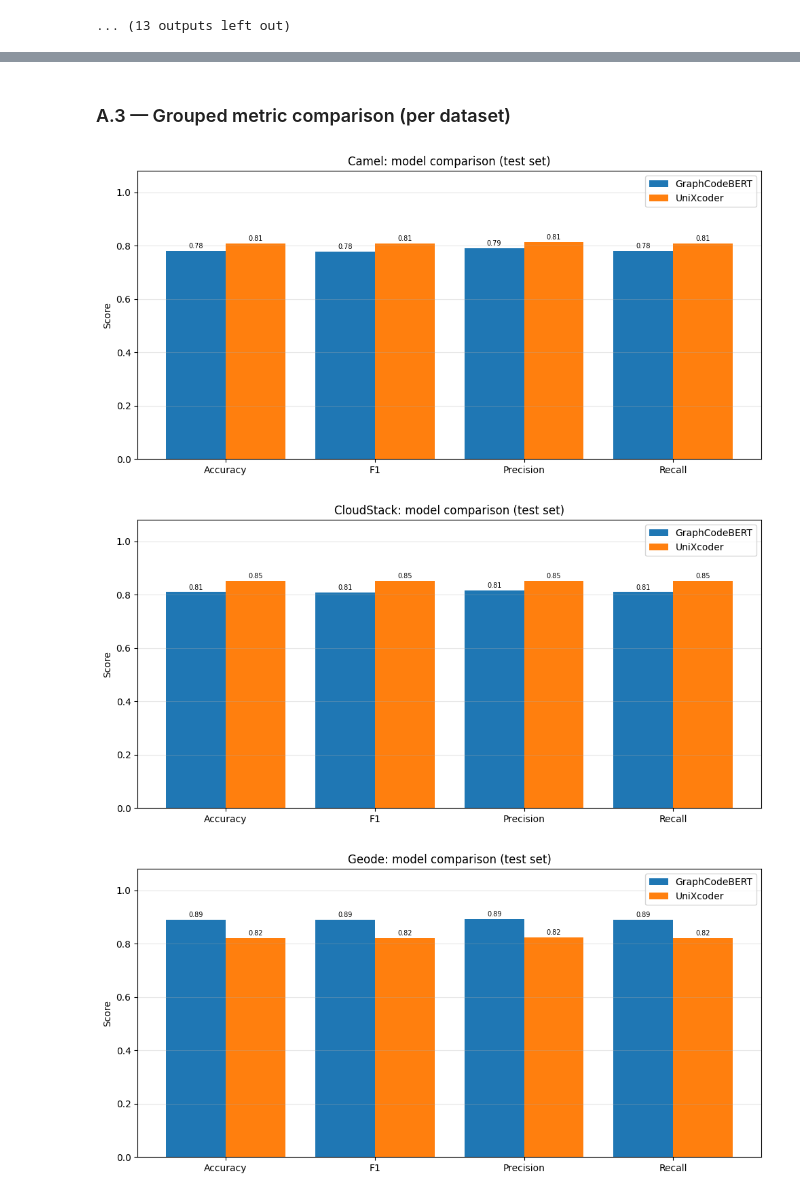
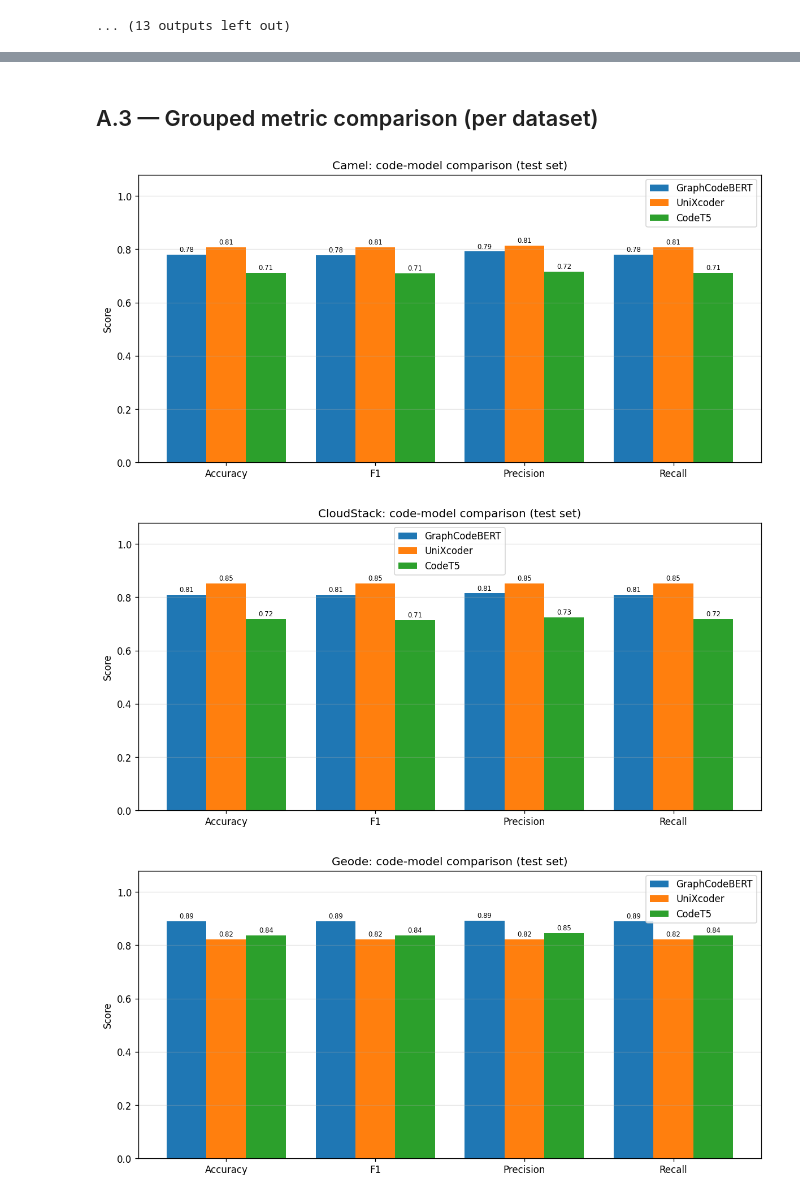
Before and after one commit to ZakriaComputerEngineer/Automated-Bug-Report-Classification-to-Improve-Source-Code-Quality, a Jupyter notebook: notebook/BugClassification_Code_Models.ipynb, the cells around one changed output, grey strips where cells are left out. Cells and saved outputs as stored; diff of their text form; code cells hidden in the pictures.

```diff
--- a/notebook/BugClassification_Code_Models.ipynb
+++ b/notebook/BugClassification_Code_Models.ipynb
@@ -624,25 +646,0 @@ Trained pairs: {'Camel': ['GraphCodeBERT', 'UniXcoder'], 'CloudStack': ['GraphCo
-# %%
-# Summary table over ONLY the pairs that actually trained (robust to missing/failed models).
-rows = [{"dataset": proj, "model": name, **results_A[proj][name]["metrics"]}
-        for proj in PRESENT for name in MODELS if name in results_A.get(proj, {})]
-summary_A = pd.DataFrame(rows)
-if not summary_A.empty:
-    summary_A = summary_A.set_index(["dataset", "model"])
-print("Trained pairs:", {p: list(results_A.get(p, {})) for p in PRESENT})
-
-# Test-F1 heatmap (models x datasets); missing pairs shown blank.
-f1_mat = pd.DataFrame(index=list(MODELS), columns=PRESENT, dtype=float)
-for proj in PRESENT:
-    for name in MODELS:
-        r = results_A.get(proj, {}).get(name)
-        if r is not None:
-            f1_mat.loc[name, proj] = r["metrics"]["f1"]
-if f1_mat.notna().values.any():
-    plt.figure(figsize=(1.6 * len(PRESENT) + 3, 0.8 * len(MODELS) + 2))
-    sns.heatmap(f1_mat.astype(float), annot=True, fmt=".3f", cmap="viridis",
-                vmin=0.5, vmax=1.0, mask=f1_mat.isna(), cbar_kws={"label": "Test F1"})
-    plt.title("Section A - Test F1 (models x datasets)")
-    plt.ylabel("Model"); plt.xlabel("Dataset"); plt.tight_layout(); plt.show()
-else:
-    print("No results yet - run the model cells above.")
-summary_A.round(4) if not summary_A.empty else summary_A
@@ -658,24 +647,20 @@ Trained pairs: {'Camel': ['CodeT5'], 'CloudStack': ['CodeT5'], 'Geode': ['CodeT5
 # %% [markdown]
-### A.3 — Grouped metric comparison (per dataset)
+## A.3 — Grouped metric comparison (per dataset)
 # %%
-metrics_order = ["accuracy", "f1", "precision", "recall"]
-x = np.arange(len(metrics_order))
+# Grouped metric comparison per dataset
+metrics_order = ["accuracy", "f1", "precision", "recall"]; x = np.arange(len(metrics_order))
 for proj in PRESENT:
-    models_here = [m for m in MODELS if m in results_A.get(proj, {})]
-    if not models_here:
-        print(f"{proj}: nothing trained yet, skipping"); continue
-    w = 0.8 / len(models_here)
+    w = 0.8 / len(MODELS)
     plt.figure(figsize=(10, 5))
-    for i, name in enumerate(models_here):
+    for i, name in enumerate(MODELS):
         vals = [results_A[proj][name]["metrics"][mm] for mm in metrics_order]
-        bars = plt.bar(x + (i - (len(models_here) - 1) / 2) * w, vals, w, label=name)
+        bars = plt.bar(x + (i - (len(MODELS) - 1) / 2) * w, vals, w, label=name)
         for b, v in zip(bars, vals):
-            plt.text(b.get_x() + b.get_width() / 2, v + 0.005, f"{v:.2f}",
-                     ha="center", va="bottom", fontsize=7)
+            plt.text(b.get_x() + b.get_width() / 2, v + 0.005, f"{v:.2f}", ha="center", va="bottom", fontsize=7)
     plt.xticks(x, [m.capitalize() for m in metrics_order]); plt.ylim(0, 1.08)
-    plt.ylabel("Score"); plt.title(f"{proj}: model comparison (test set)")
+    plt.ylabel("Score"); plt.title(f"{proj}: code-model comparison (test set)")
     plt.legend(); plt.grid(axis="y", alpha=0.3); plt.tight_layout(); plt.show()
 # %% [output]
-[figure, old version]
+[figure, new version]
-[figure, old version]
+[figure, new version]
-[figure, old version]
+[figure, new version]
```
Also changed, not shown: parts of 12 cells of this notebook, 16 other files.
